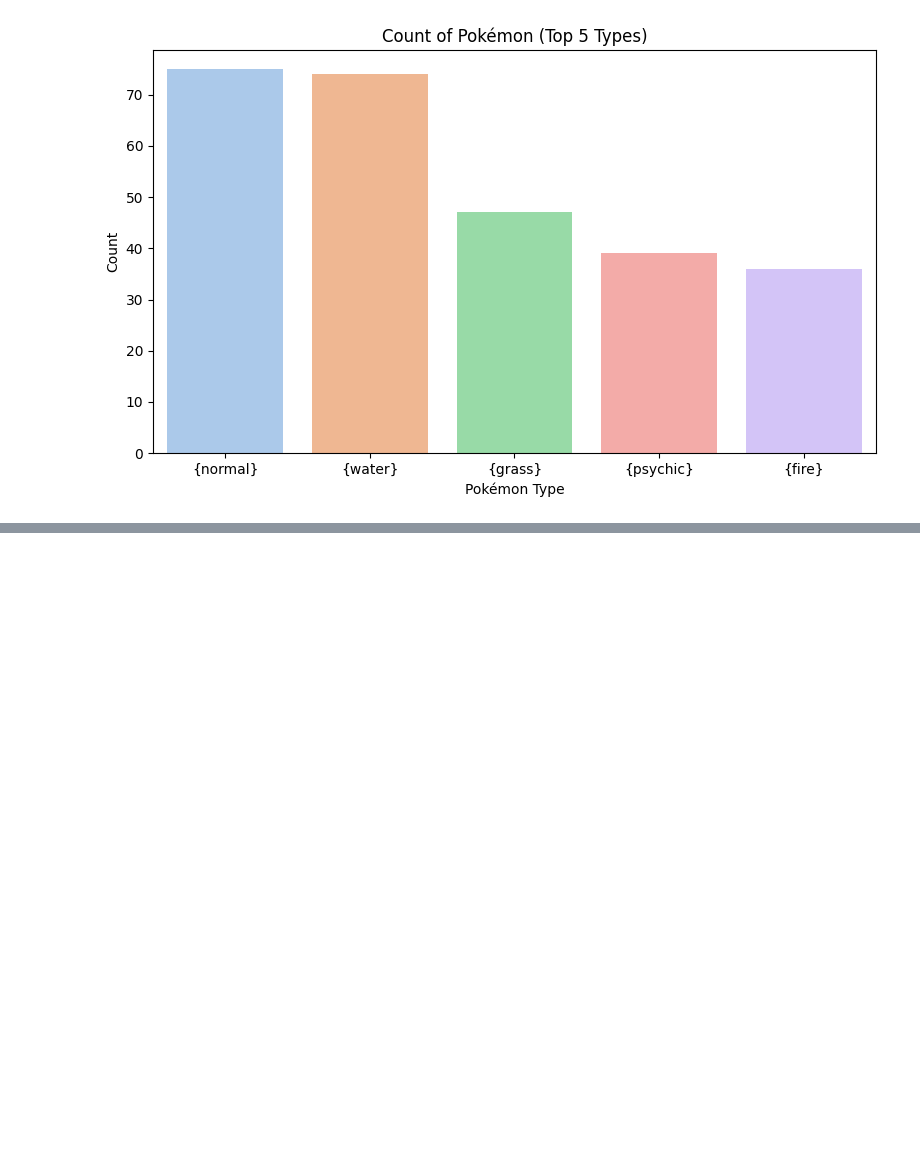
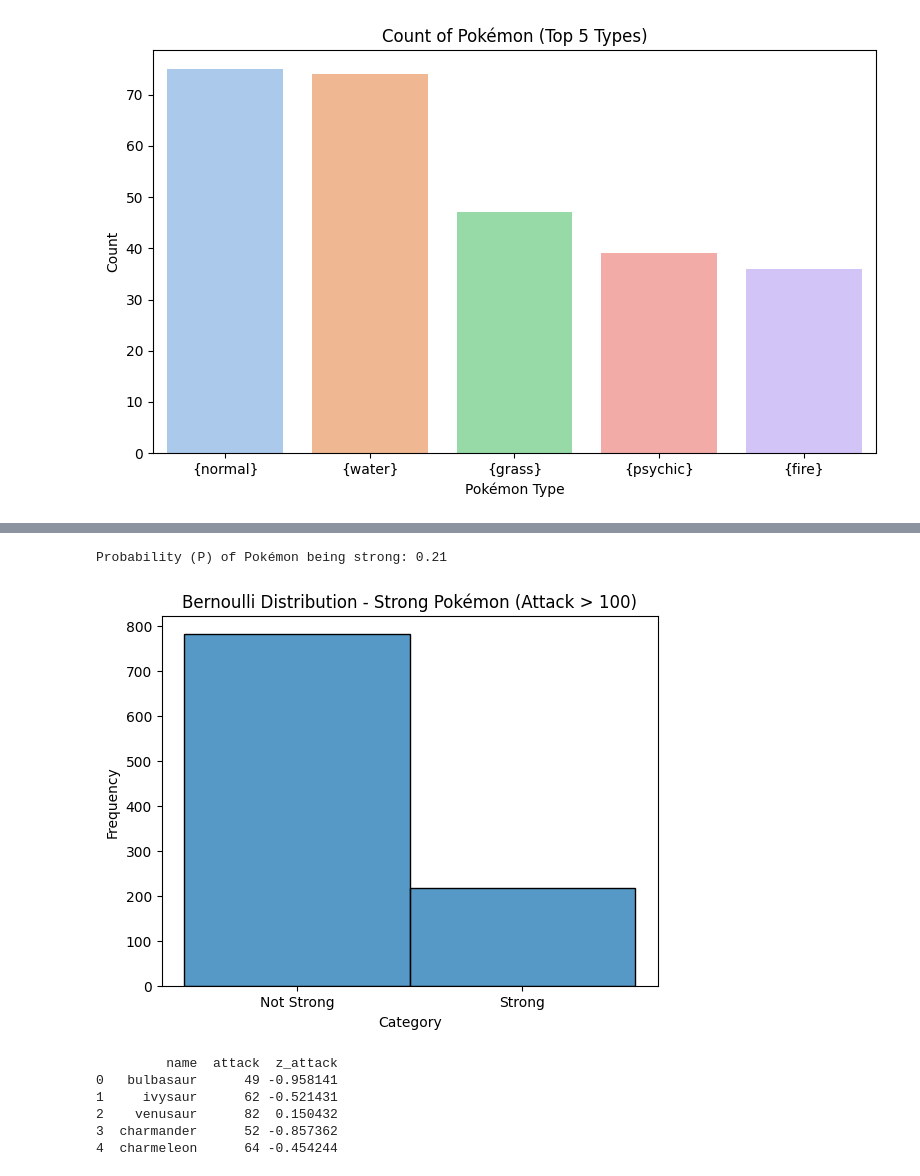
Before and after one commit to vedith12/DAV-assignment-207, a Jupyter notebook: dav_assignment_207.ipynb, the cells around one changed output, grey strips where cells are left out. Drawn from its saved outputs; the diff is of its cells as text; code cells hidden in the pictures; blank space fills up the shorter version.

```diff
--- a/dav_assignment_207.ipynb
+++ b/dav_assignment_207.ipynb
@@ -1045,0 +1081,38 @@ Passing `palette` without assigning `hue` is deprecated and will be removed in v
+# %%
+from scipy.stats import bernoulli
+import seaborn as sns
+import matplotlib.pyplot as plt
+
+# Create a binary column: 1 if attack > 100, else 0
+df["is_strong"] = df["attack"].apply(lambda x: 1 if x > 100 else 0)
+
+# Probability of a Pokémon being strong
+p = df["is_strong"].mean()
+print(f"Probability (P) of Pokémon being strong: {p:.2f}")
+
+# Generate a Bernoulli distribution
+samples = bernoulli.rvs(p, size=1000)
+
+# Plot the distribution
+sns.histplot(samples, bins=2, discrete=True)
+plt.xticks([0, 1], ["Not Strong", "Strong"])
+plt.title("Bernoulli Distribution - Strong Pokémon (Attack > 100)")
+plt.xlabel("Category")
+plt.ylabel("Frequency")
+plt.show()
+# %% [output]
+Probability (P) of Pokémon being strong: 0.21
+[figure, added]
+# %%
+from scipy.stats import zscore
+
+# Z-score of attack column
+df["z_attack"] = zscore(df["attack"].fillna(df["attack"].mean()))
+print(df[["name", "attack", "z_attack"]].head())
+# %% [output]
+         name  attack  z_attack
+0   bulbasaur      49 -0.958141
+1     ivysaur      62 -0.521431
+2    venusaur      82  0.150432
+3  charmander      52 -0.857362
+4  charmeleon      64 -0.454244
```
Also changed, not shown: parts of 7 cells of this notebook.
